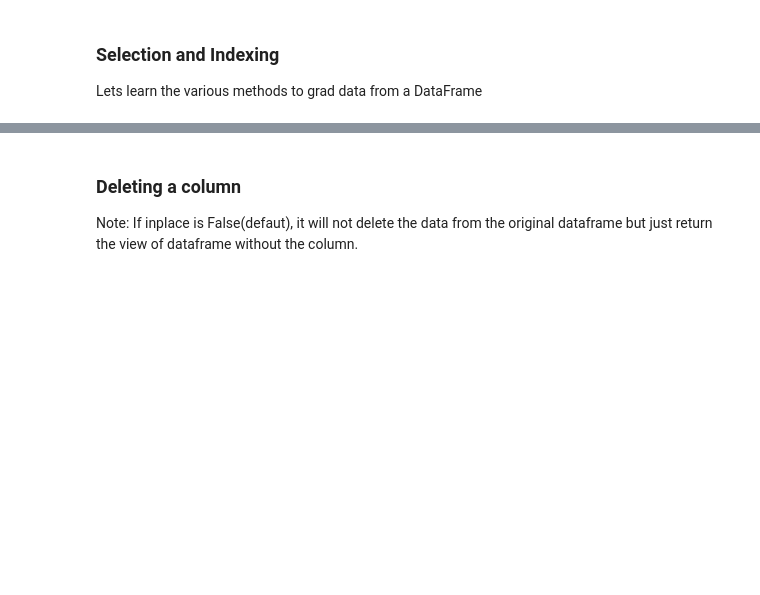
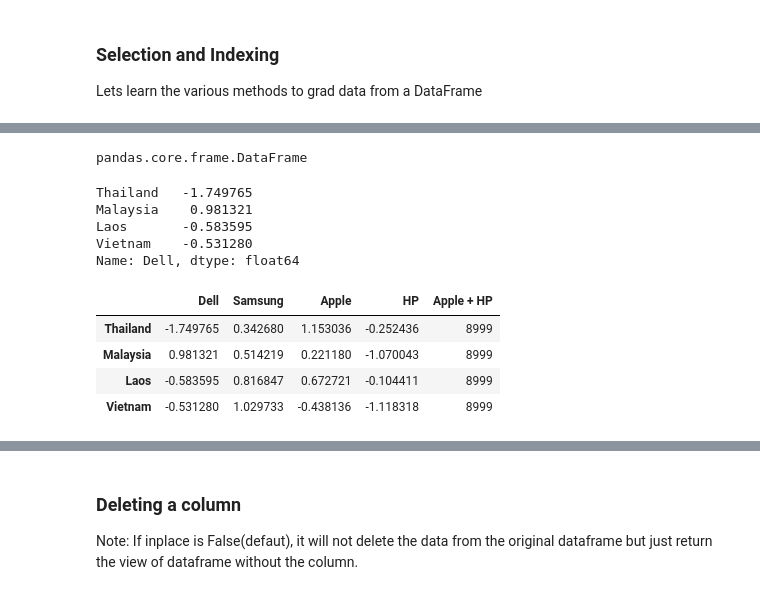
Before and after one commit to JoeyThirawat/RAI2.2-RoboticsLab3, a Jupyter notebook: Wk10-RoboLab3-23Mar22/RoboticsLab3-Pandas1-RAI2.ipynb, the cells around one changed output, grey strips where cells are left out. Saved outputs shown, nothing was run; the diff lists cells and outputs as text; code cells hidden in the pictures; blank space fills up the shorter version.

```diff
--- a/Wk10-RoboLab3-23Mar22/RoboticsLab3-Pandas1-RAI2.ipynb
+++ b/Wk10-RoboLab3-23Mar22/RoboticsLab3-Pandas1-RAI2.ipynb
@@ -106,4 +230,23 @@ Lets learn the various methods to grad data from a DataFrame
+# %%
+type(df[['Dell', 'HP']])
+# %% [output]
+pandas.core.frame.DataFrame
 # %%
 # Using the string with (.) operator to display the column
+df.Dell # not recommended
+# %% [output]
+Thailand   -1.749765
+Malaysia    0.981321
+Laos       -0.583595
+Vietnam    -0.531280
+Name: Dell, dtype: float64
+# %%
+df
+# %% [output]
+|  | Dell | Samsung | Apple | HP | Apple + HP |
+| Thailand | -1.749765 | 0.342680 | 1.153036 | -0.252436 | 8999 |
+| Malaysia | 0.981321 | 0.514219 | 0.221180 | -1.070043 | 8999 |
+| Laos | -0.583595 | 0.816847 | 0.672721 | -0.104411 | 8999 |
+| Vietnam | -0.531280 | 1.029733 | -0.438136 | -1.118318 | 8999 |
 # %%
 # Creating a new column
```
Also changed, not shown: parts of 35 cells of this notebook.
